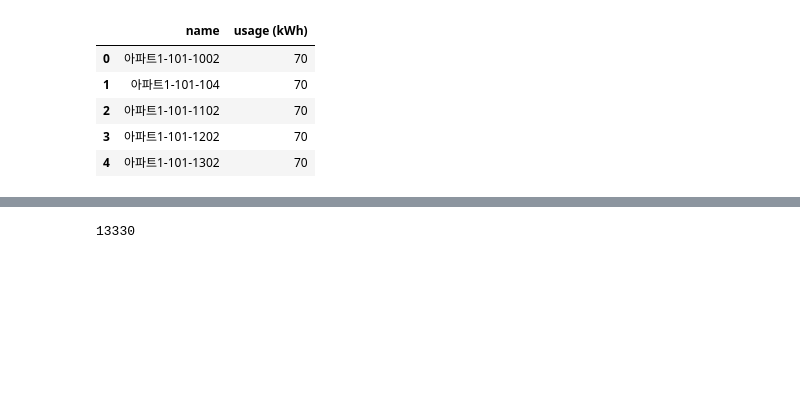
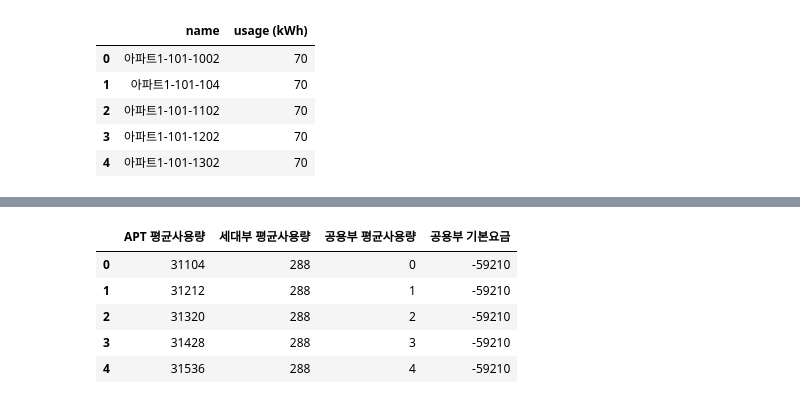
Before and after one commit to formegusto/what-is-public-fee, a Jupyter notebook: 전기를 아꼈을 때, 공동설비요금이 감소할까? (형평성의 문제에 대하여).ipynb, the cells around one changed output, grey strips where cells are left out. Cells and saved outputs as stored; diff of their text form; code cells hidden in the pictures; blank space fills up the shorter version.

```diff
--- a/전기를 아꼈을 때, 공동설비요금이 감소할까? (형평성의 문제에 대하여).ipynb
+++ b/전기를 아꼈을 때, 공동설비요금이 감소할까? (형평성의 문제에 대하여).ipynb
@@ -410,3 +452,44 @@ for i in range(0, 400):
 # %%
+basic_mem = list()
+basic_check_df = pd.DataFrame(columns=['APT 평균사용량','세대부 평균사용량','공용부 평균사용량','공용부 기본요금'])
+households_kWh = month_df['usage (kWh)'].sum()
+
+for i in range(0, 400):
+    _public_kWh =  len(month_df) * i
+
+    APT = households_kWh + _public_kWh
+
+    calc = crs.models.ManagementOffice(
+        APT = APT,
+        month = _month,
+        households = month_df,
+        contract="단일계약"
+    )
+
+    pp = PublicPredictor(
+            APT=APT,
+            month_df=month_df,
+            month=_month
+        )
+
+    pp.setting_basic()
+
+    basic_check_df = basic_check_df.append({
+        "APT 평균사용량":APT,
+        "세대부 평균사용량":round(month_df['usage (kWh)'].mean()),
+        "공용부 평균사용량":round(_public_kWh / len(month_df)),
+        "공용부 기본요금": pp.basic
+    }, ignore_index=True)
+
+    basic_month_df = month_df.copy()
+    basic_month_df['기본요금'] = [_.basic for _ in calc.households]
+    basic_mem.append(basic_month_df)
+
+basic_check_df.head()
 # %% [output]
-13330
+|  | APT 평균사용량 | 세대부 평균사용량 | 공용부 평균사용량 | 공용부 기본요금 |
+| 0 | 31104 | 288 | 0 | -59210 |
+| 1 | 31212 | 288 | 1 | -59210 |
+| 2 | 31320 | 288 | 2 | -59210 |
+| 3 | 31428 | 288 | 3 | -59210 |
+| 4 | 31536 | 288 | 4 | -59210 |
```
Also changed, not shown: parts of 4 cells of this notebook.
